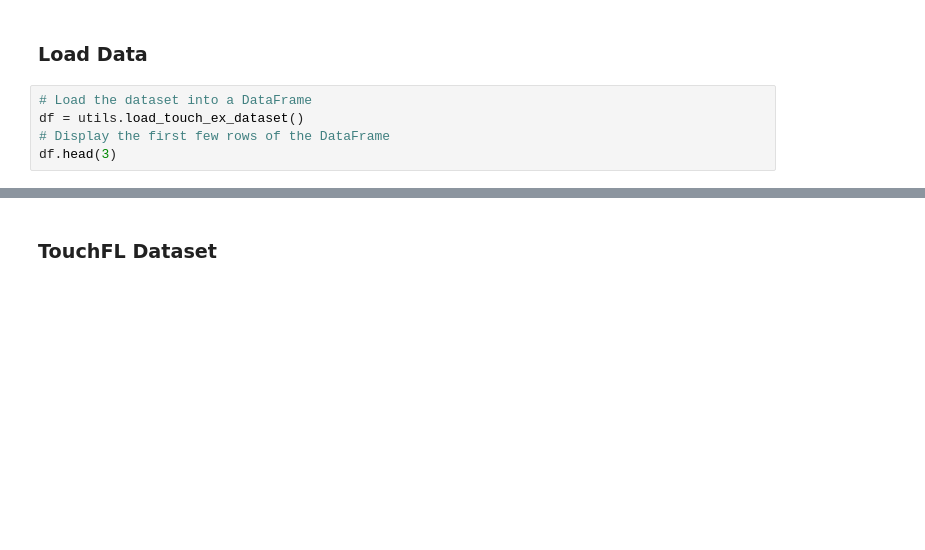
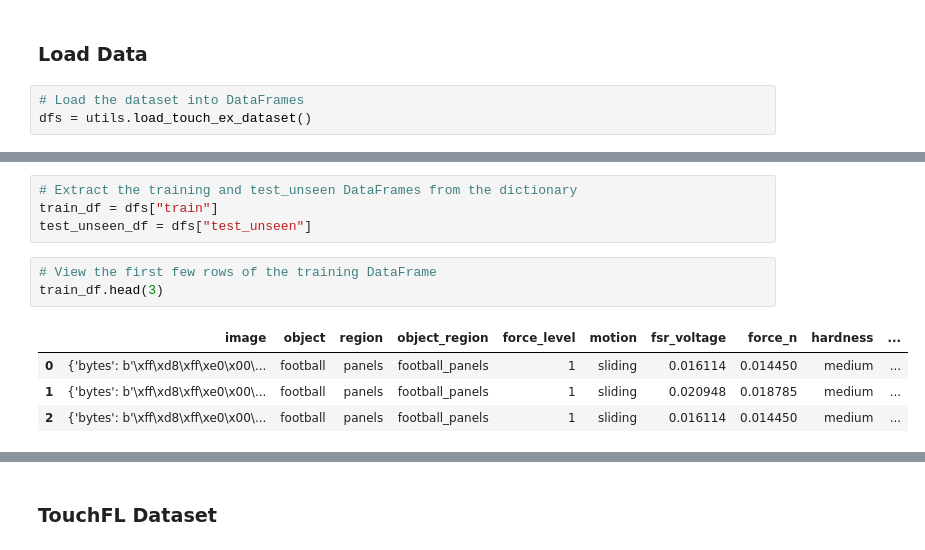
Before and after one commit to gemixin/touch-ex, a Jupyter notebook: notebooks/explore_dataset.ipynb, the cells around one changed output, grey strips where cells are left out. Cells and saved outputs as stored; diff of their text form; blank space fills up the shorter version.

Commit message:
Adapted pipeline to allow for new unseen split

```diff
--- a/notebooks/explore_dataset.ipynb
+++ b/notebooks/explore_dataset.ipynb
@@ -37,7 +41,5 @@ data_config = {
 # %% [markdown]
 ### Load Data
 # %%
-# Load the dataset into a DataFrame
-df = utils.load_touch_ex_dataset()
-# Display the first few rows of the DataFrame
-df.head(3)
+# Load the dataset into DataFrames
+dfs = utils.load_touch_ex_dataset()
@@ -48,0 +46,12 @@ df.head(3)
+# %%
+# Extract the training and test_unseen DataFrames from the dictionary
+train_df = dfs["train"]
+test_unseen_df = dfs["test_unseen"]
+# %%
+# View the first few rows of the training DataFrame
+train_df.head(3)
+# %% [output]
+|  | image | object | region | object_region | force_level | motion | fsr_voltage | force_n | hardness | ... |
+| 0 | {'bytes': b'\xff\xd8\xff\xe0\x00\... | football | panels | football_panels | 1 | sliding | 0.016114 | 0.014450 | medium | ... |
+| 1 | {'bytes': b'\xff\xd8\xff\xe0\x00\... | football | panels | football_panels | 1 | sliding | 0.020948 | 0.018785 | medium | ... |
+| 2 | {'bytes': b'\xff\xd8\xff\xe0\x00\... | football | panels | football_panels | 1 | sliding | 0.016114 | 0.014450 | medium | ... |
```
Also changed, not shown: parts of 21 cells of this notebook, 10 other files.
